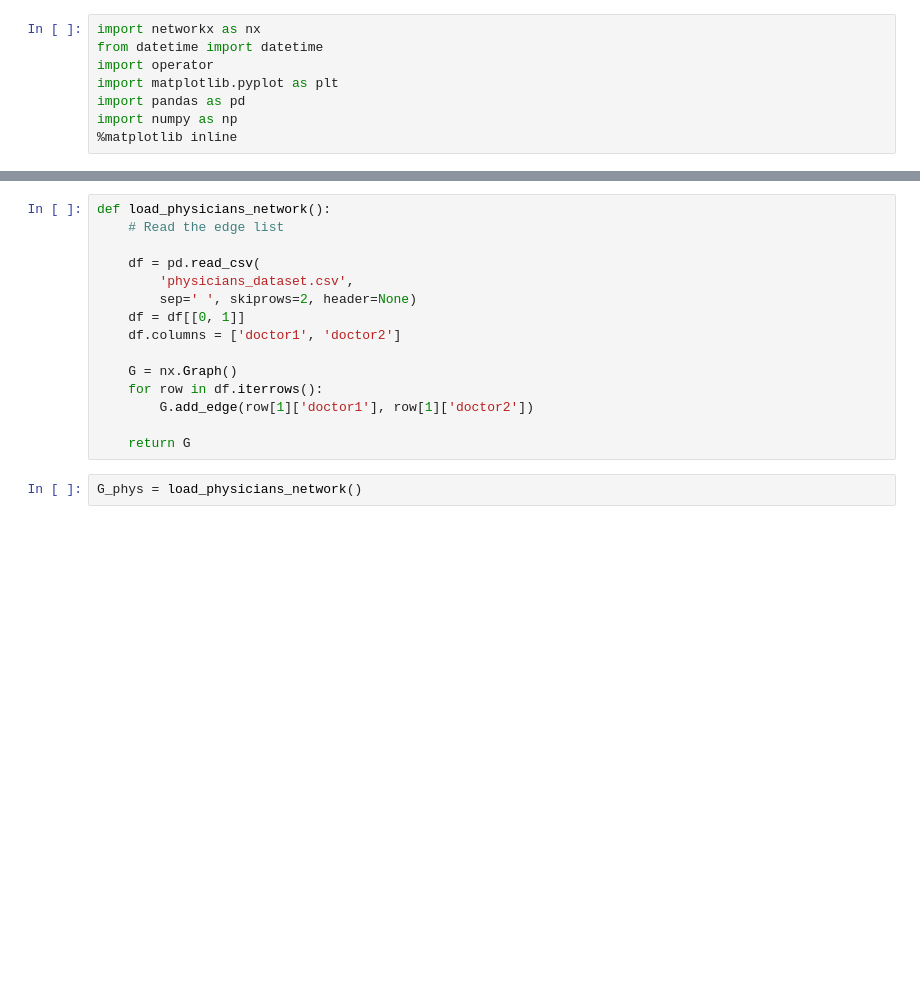
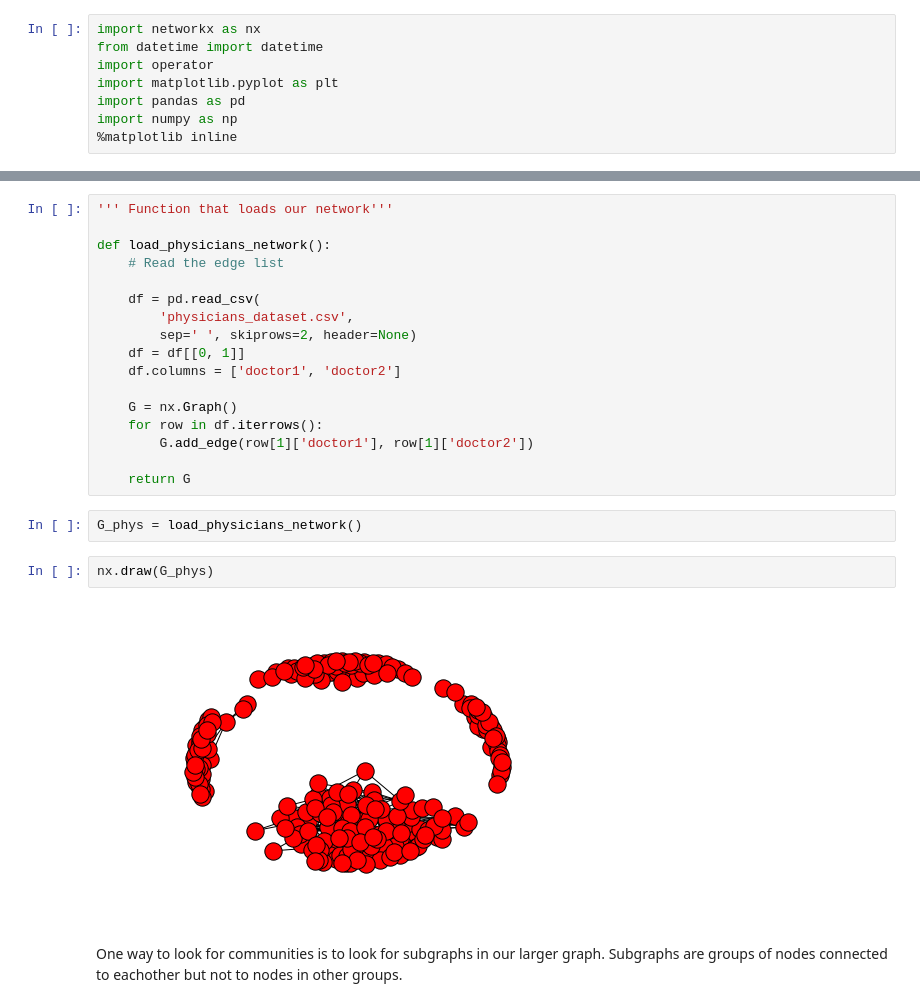
Before and after one commit to womenindatascienceatx/wids_network_analysis, a Jupyter notebook: network_analysis.ipynb, the cells around one changed output, grey strips where cells are left out. Drawn from its saved outputs; the diff is of its cells as text; blank space fills up the shorter version.

```diff
--- a/network_analysis.ipynb
+++ b/network_analysis.ipynb
@@ -90,4 +115,6 @@ cliques
 # %%
+''' Function that loads our network'''
+
 def load_physicians_network():
     # Read the edge list
 
@@ -104,4 +131,10 @@ def load_physicians_network():
     return G
 # %%
 G_phys = load_physicians_network()
+# %%
+nx.draw(G_phys)
+# %% [output]
+[figure, added]
+# %% [markdown]
+<p> One way to look for communities is to look for subgraphs in our larger graph.  Subgraphs are groups of nodes connected to eachother but not to nodes in other groups.</p>
 # %%
```
Also changed, not shown: parts of 20 cells of this notebook.
